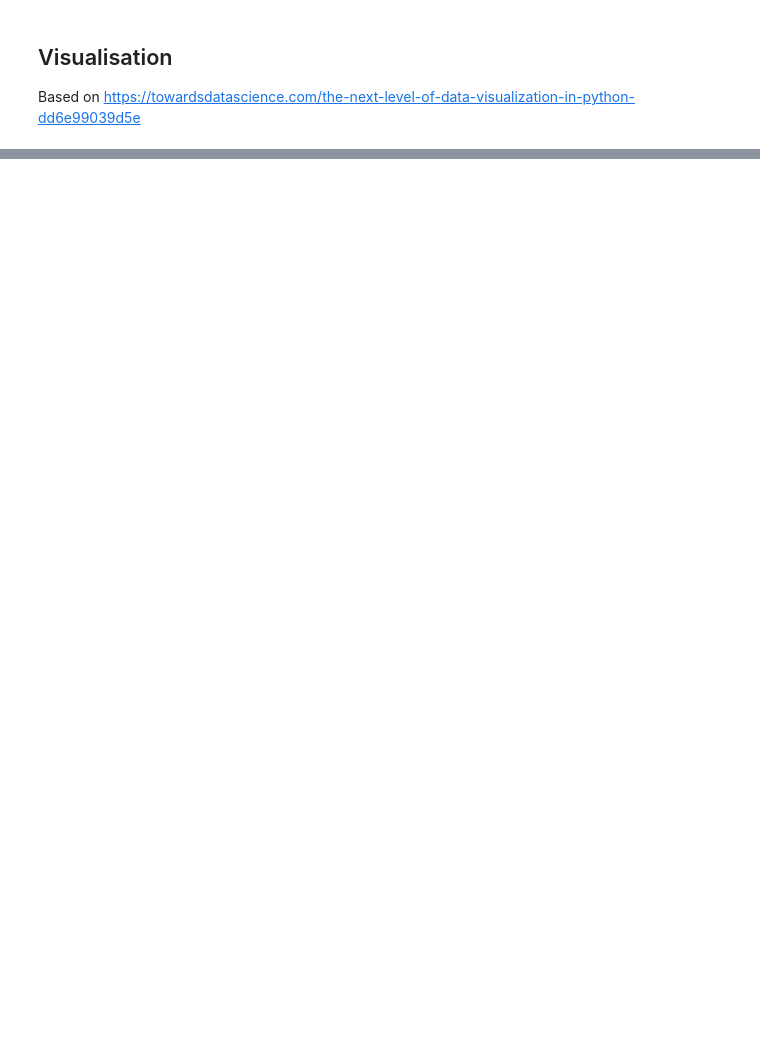
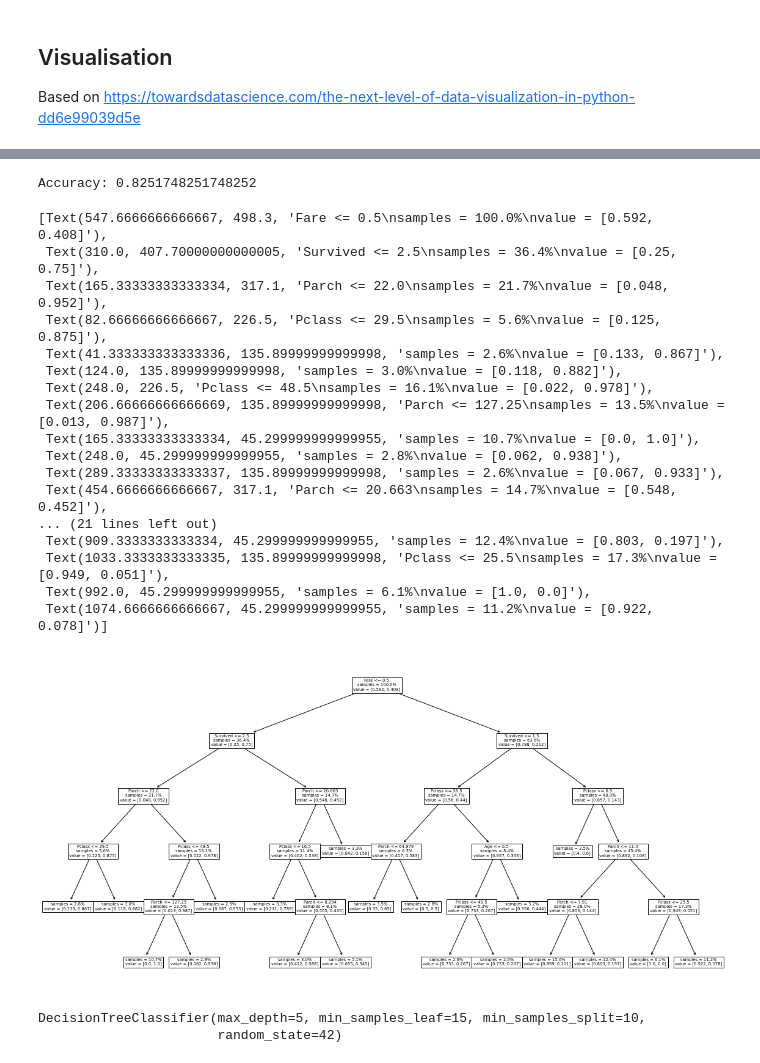
Before and after one commit to CodeFurther/Titanic_prediction, a Jupyter notebook: notebooks/Titanic Classification.ipynb, the cells around one changed output, grey strips where cells are left out. Saved outputs shown, nothing was run; the diff lists cells and outputs as text; code cells hidden in the pictures; blank space fills up the shorter version.

```diff
--- a/notebooks/Titanic Classification.ipynb
+++ b/notebooks/Titanic Classification.ipynb
@@ -40,0 +74,3 @@ train_data_nonan_raw.size
+# %%
+train_data_nonan = train_data.dropna(axis=0)
+train_data_nonan.shape
@@ -89,0 +151,10 @@ figure.show()
+# %%
+# Label encoding for sex
+df_temp = train_data_nonan.select_dtypes(include = ['object']).astype('category')
+df_temp['Sex_category'] = df_temp['Sex'].cat.codes
+# Male = 1; Female = 0.
+
+df_test_data=train_data_nonan.drop(['Sex'],axis=1)
+df_test_data['Sex_category'] = df_temp['Sex_category']
+print(df_test_data['Sex_category'].value_counts())
+df_test_data.head()
@@ -103,3 +185,23 @@ figure.update_layout(
 figure.show()
 # %% [output]
 [interactive output not drawn]
+# %%
+# Split into test and train data (keep my test data for later)
+from sklearn.model_selection import train_test_split,GridSearchCV
+x_train, x_test, y_train, y_test = train_test_split(df_test_data.drop('Survived', axis=1), df_test_data['Survived'] ,test_size = 0.2, random_state=13)
+# %%
+# Simple decistion tree
+from sklearn import tree
+from sklearn.tree import DecisionTreeClassifier
+# Tune Decision Tree
+num_leaves = [5, 10, 15, 20, 30, 40, 50]
+depth = np.arange(3, 21)
+num_samples_split = np.arange(10,20)
+params_DT = {"max_depth": depth, "min_samples_leaf": num_leaves, "min_samples_split":num_samples_split}
+random_state = 42
+classifier_DT = DecisionTreeClassifier(random_state=random_state)
+grid_DT = GridSearchCV(classifier_DT, params_DT,scoring='roc_auc');
+grid_DT.fit(x_train,y_train)
+
+prediction_DT = grid_DT.predict(x_test)
+probability_DT = grid_DT.predict_proba(x_test)
@@ -105,0 +220,32 @@ figure.show()
+# %%
+print("Accuracy:",metrics.accuracy_score(y_test, prediction_DT))
+# %% [output]
+Accuracy: 0.8251748251748252
+# %%
+model_DT= grid_DT.best_estimator_
+plt.figure(figsize=(20,10))
+tree.plot_tree(model_DT, feature_names=df_test_data.columns[0:-1], impurity=False, proportion=True)
+# %% [output]
+[Text(547.6666666666667, 498.3, 'Fare <= 0.5\nsamples = 100.0%\nvalue = [0.592, 0.408]'),
+ Text(310.0, 407.70000000000005, 'Survived <= 2.5\nsamples = 36.4%\nvalue = [0.25, 0.75]'),
+ Text(165.33333333333334, 317.1, 'Parch <= 22.0\nsamples = 21.7%\nvalue = [0.048, 0.952]'),
+ Text(82.66666666666667, 226.5, 'Pclass <= 29.5\nsamples = 5.6%\nvalue = [0.125, 0.875]'),
+ Text(41.333333333333336, 135.89999999999998, 'samples = 2.6%\nvalue = [0.133, 0.867]'),
+ Text(124.0, 135.89999999999998, 'samples = 3.0%\nvalue = [0.118, 0.882]'),
+ Text(248.0, 226.5, 'Pclass <= 48.5\nsamples = 16.1%\nvalue = [0.022, 0.978]'),
+ Text(206.66666666666669, 135.89999999999998, 'Parch <= 127.25\nsamples = 13.5%\nvalue = [0.013, 0.987]'),
+ Text(165.33333333333334, 45.299999999999955, 'samples = 10.7%\nvalue = [0.0, 1.0]'),
+ Text(248.0, 45.299999999999955, 'samples = 2.8%\nvalue = [0.062, 0.938]'),
+ Text(289.33333333333337, 135.89999999999998, 'samples = 2.6%\nvalue = [0.067, 0.933]'),
+ Text(454.6666666666667, 317.1, 'Parch <= 20.663\nsamples = 14.7%\nvalue = [0.548, 0.452]'),
+... (21 lines left out)
+ Text(909.3333333333334, 45.299999999999955, 'samples = 12.4%\nvalue = [0.803, 0.197]'),
+ Text(1033.3333333333335, 135.89999999999998, 'Pclass <= 25.5\nsamples = 17.3%\nvalue = [0.949, 0.051]'),
+ Text(992.0, 45.299999999999955, 'samples = 6.1%\nvalue = [1.0, 0.0]'),
+ Text(1074.6666666666667, 45.299999999999955, 'samples = 11.2%\nvalue = [0.922, 0.078]')]
+[figure, added]
+# %%
+model_DT
+# %% [output]
+DecisionTreeClassifier(max_depth=5, min_samples_leaf=15, min_samples_split=10,
+                       random_state=42)
```
Also changed, not shown: parts of 17 cells of this notebook.
